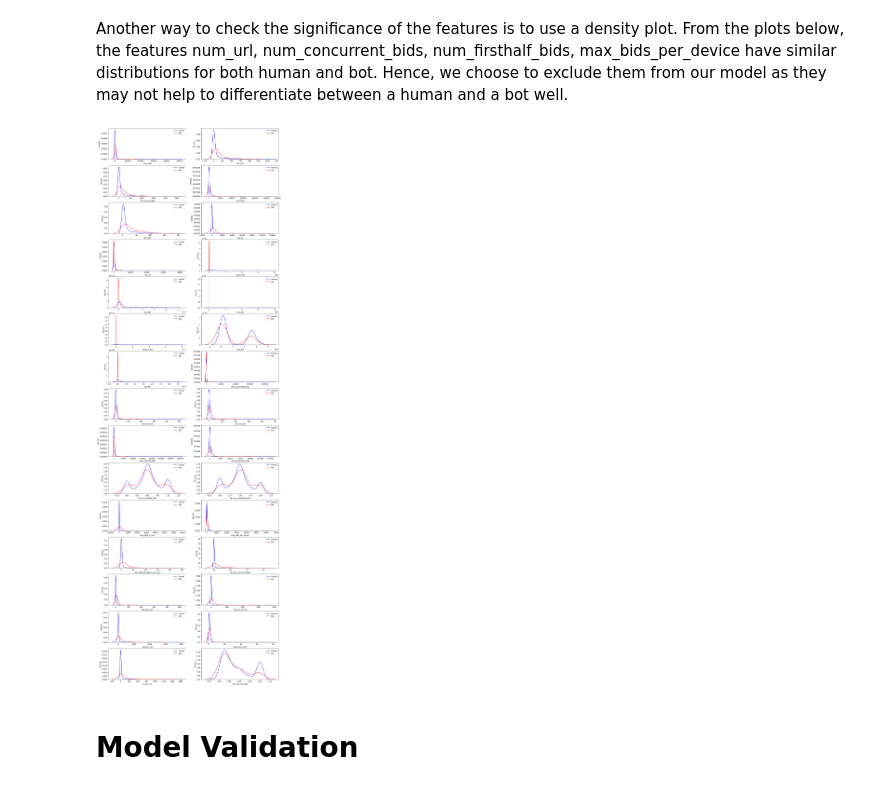
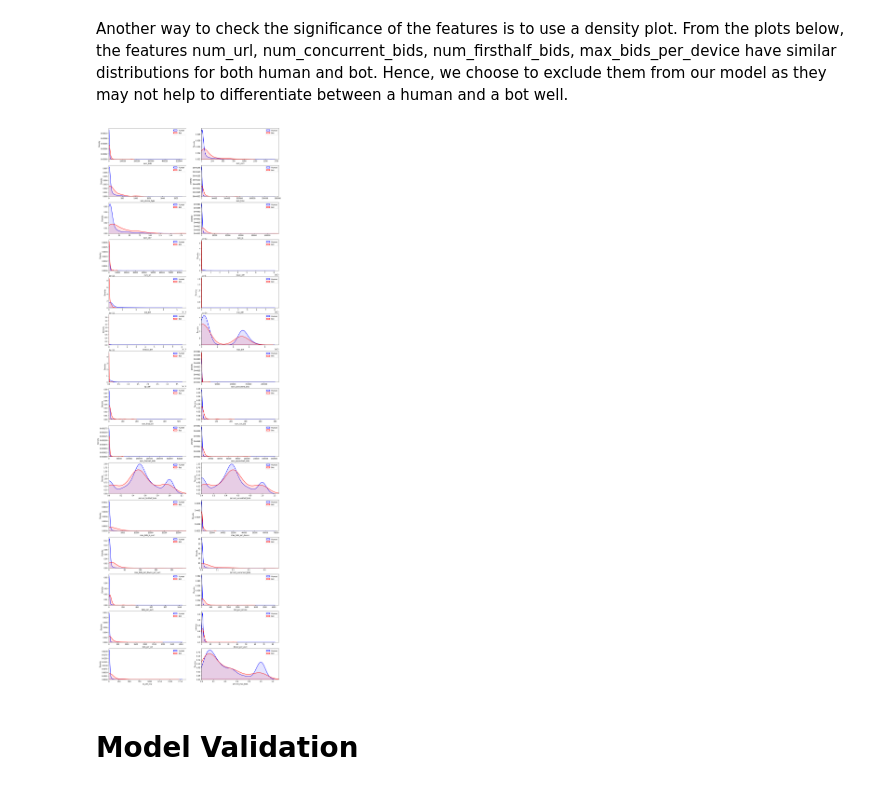
Before and after one commit to chongzhenjie/Bot-Detection-on-Online-Auction-Site, a Jupyter notebook: Human or Robot.ipynb, the cells around one changed output. Saved outputs shown, nothing was run; the diff lists cells and outputs as text; code cells hidden in the pictures.

```diff
--- a/Human or Robot.ipynb
+++ b/Human or Robot.ipynb
@@ -461,23 +461,29 @@ Another way to check the significance of the features is to use a density plot.
 # %%
 nrows = 15
 ncols = 2
-fig, axes = plt.subplots(nrows=nrows, ncols=ncols, figsize = (18, 60))
+fig, axes = plt.subplots(nrows = nrows, ncols = ncols, figsize = (18, 60))
 for i, column in enumerate(all_features):
     humans = sns.kdeplot(data = train_set[train_set['outcome'] == 0],
                 x = column,
-                ax = axes[i//ncols,i%ncols],
+                ax = axes[i // ncols, i % ncols],
                 color = 'blue',
-                label = 'Human')
+                fill = True,
+                alpha = 0.1,
+                linewidth = 2,
+                label = 'Human').set_xlim(left = 0)
     bots = sns.kdeplot(data = train_set[train_set['outcome'] == 1],
                 x = column,
-                ax = axes[i//ncols,i%ncols],
+                ax = axes[i // ncols, i % ncols],
                 color = 'red',
-                label = 'Bot')
-    axes[i//ncols,i%ncols].legend()
+                fill = True,
+                alpha = 0.1,
+                linewidth = 2,
+                label = 'Bot').set_xlim(left = 0)
+    axes[i // ncols,i % ncols].legend()
 
 plt.show()
 # %% [output]
-[figure, old version]
+[figure, new version]
 # %% [markdown]
 # Model Validation
 # %%
```
Also changed, not shown: parts of 14 cells of this notebook.
